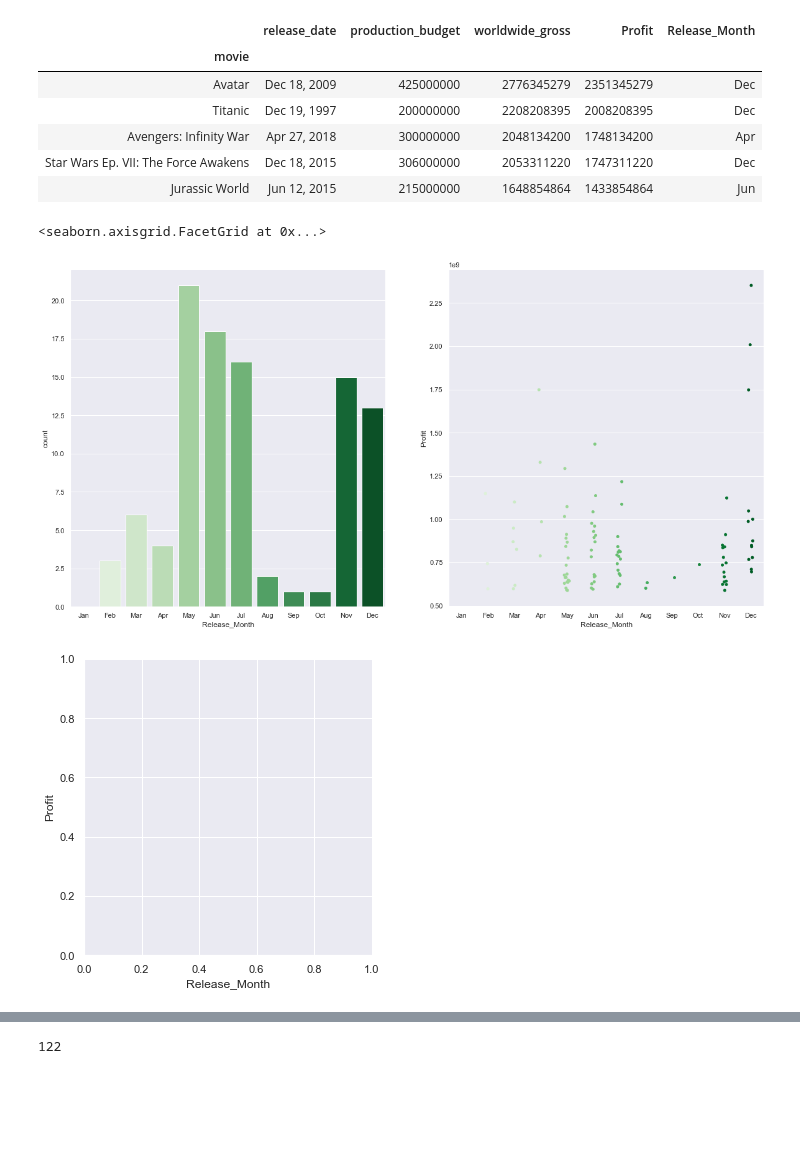
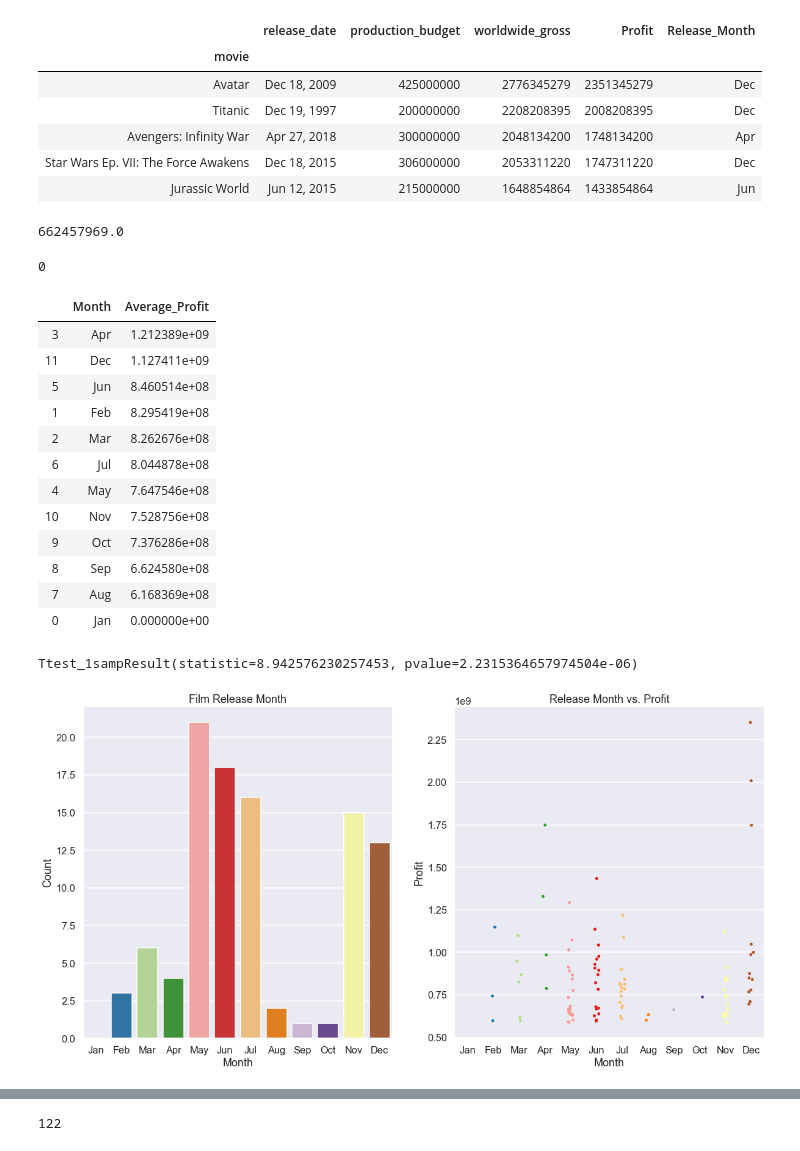
Before and after one commit to carlyf15/dsc-mod-1-project-v2-1-online-ds-sp-000, a Jupyter notebook: student.ipynb, the cells around one changed output, grey strips where cells are left out. Drawn from its saved outputs; the diff is of its cells as text; code cells hidden in the pictures; blank space fills up the shorter version.

```diff
--- a/student.ipynb
+++ b/student.ipynb
@@ -216,7 +226,7 @@ The r value between profit and production budget is: 0.3797822303349262
 Budget_Profit=plt.figure(figsize=(35,7))
 ax=Budget_Profit.add_subplot(121)
 sns.set_style('darkgrid')
-sns.set_context('notebook')
+sns.set_context('talk')
 Profits = sns.regplot(x='production_budget', y='Profit', data=top_100, marker='v', color='teal', ax=ax).set(xlabel='Production Budget',
                                             ylabel='Profit', title='Production Budget vs. Profit')
 print("R:", R_profit_budget)
@@ -241,21 +257,63 @@ top_100.head()
 | Avengers: Infinity War | Apr 27, 2018 | 300000000 | 2048134200 | 1748134200 | Apr |
 | Star Wars Ep. VII: The Force Awakens | Dec 18, 2015 | 306000000 | 2053311220 | 1747311220 | Dec |
 | Jurassic World | Jun 12, 2015 | 215000000 | 1648854864 | 1433854864 | Jun |
+# %%
+#Finding average profit per month
+top_100[top_100['Release_Month']=='Dec']['Profit'].mean()
+print(top_100[top_100['Release_Month']=='Sep']['Profit'].mean())
+top_100[top_100['Release_Month']=='Sep']
+#checking that this method is working - it is!
+Months = ['Jan', 'Feb', 'Mar', 'Apr', 'May', 'Jun',
+             'Jul', 'Aug', 'Sep', 'Oct', 'Nov', 'Dec']
+Profit_By_Month=[]
+for month in Months:
+    Profit_By_Month.append(top_100[top_100['Release_Month']==month]['Profit'].mean())
+
+Profit_By_Month
+Profit_By_Month[0] = 0
+int(Profit_By_Month[0])
+# %% [output]
+662457969.0
+0
+# %%
+# run a t-test
+Release_Month_Profit_TTest=stats.ttest_1samp(Profit_By_Month, 0.0)
+#create a small dataframe w/ just averages by month
+d = {'Month':Months, 'Average_Profit':Profit_By_Month}
+Profit_Per_Month = pd.DataFrame(d)
+Profit_Per_Month.sort_values(by=['Average_Profit'], ascending=False)
+# %% [output]
+|  | Month | Average_Profit |
+| 3 | Apr | 1.212389e+09 |
+| 11 | Dec | 1.127411e+09 |
+| 5 | Jun | 8.460514e+08 |
+| 1 | Feb | 8.295419e+08 |
+| 2 | Mar | 8.262676e+08 |
+| 6 | Jul | 8.044878e+08 |
+| 4 | May | 7.647546e+08 |
+| 10 | Nov | 7.528756e+08 |
+| 9 | Oct | 7.376286e+08 |
+| 8 | Sep | 6.624580e+08 |
+| 7 | Aug | 6.168369e+08 |
+| 0 | Jan | 0.000000e+00 |
 # %%
+# graphical analysis of release_dates and it's relationship to profit
 Months = ['Jan', 'Feb', 'Mar', 'Apr', 'May', 'Jun',
              'Jul', 'Aug', 'Sep', 'Oct', 'Nov', 'Dec']
 
 
-sns.set_context('notebook')
+sns.set_context('talk')
 Release_Data = plt.figure(figsize=(20,10))
 
 ax = Release_Data.add_subplot(121)
 ax2 = Release_Data.add_subplot(122)
-Color=sns.color_palette('Greens', n_colors=12)
+Color=sns.color_palette("Paired", n_colors=12)
 
-sns.countplot(top_100['Release_Month'], order=Months, ax=ax, palette=Color)
-sns.catplot(x='Release_Month', y='Profit', data=top_100, order=Months, ax=ax2, palette=Color)
+sns.countplot(top_100['Release_Month'], order=Months, ax=ax, palette=Color).set(title='Film Release Month',
+                                                                ylabel='Count', xlabel='Month')
+sns.stripplot(x='Release_Month', y='Profit', data=top_100, order=Months, ax=ax2, palette=Color).set(title=
+                                        'Release Month vs. Profit', ylabel='Profit', xlabel='Month')
+print(Release_Month_Profit_TTest)
 # %% [output]
-<seaborn.axisgrid.FacetGrid at 0x...>
+Ttest_1sampResult(statistic=8.942576230257453, pvalue=2.2315364657974504e-06)
-[figure, old version]
+[figure, new version]
-[figure, removed]
```
Also changed, not shown: parts of 84 cells of this notebook, 1 other file.
